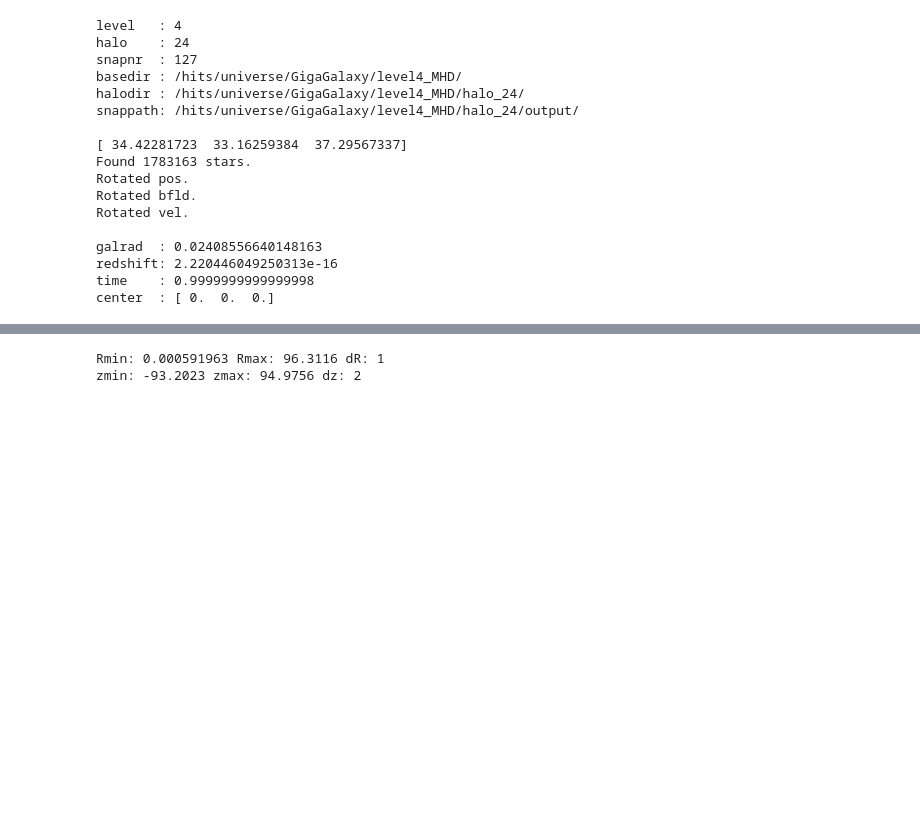
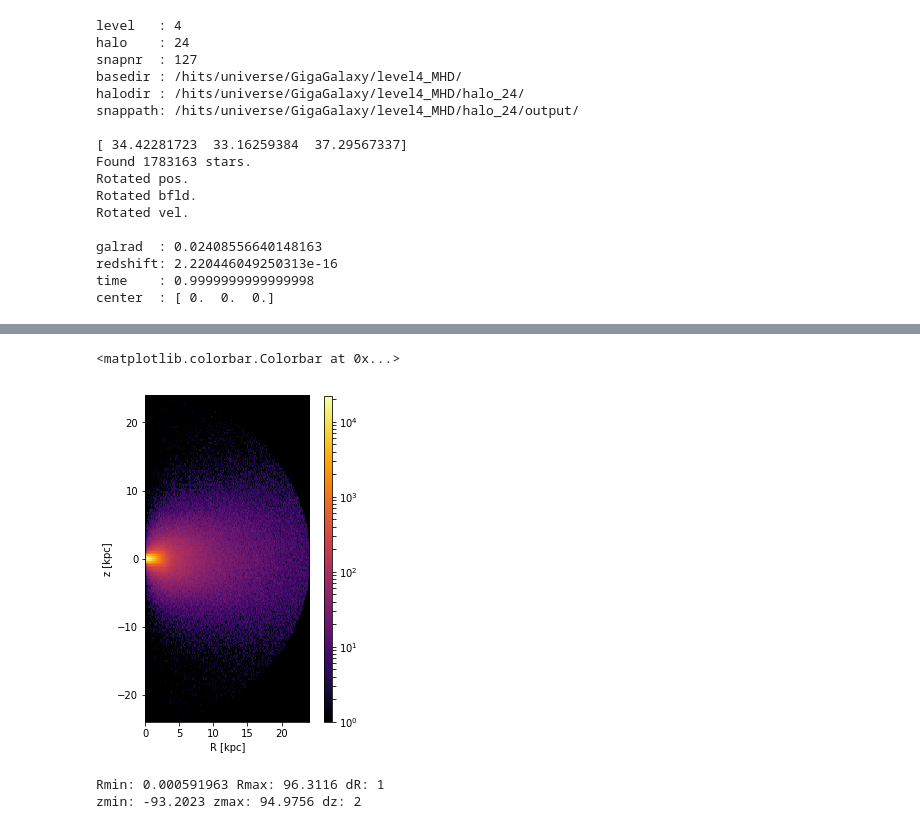
Before and after one commit to sophialilleengen/masterproject, a Jupyter notebook: notebooks/1dens.ipynb, the cells around one changed output, grey strips where cells are left out. Cells and saved outputs as stored; diff of their text form; code cells hidden in the pictures; blank space fills up the shorter version.

```diff
--- a/notebooks/1dens.ipynb
+++ b/notebooks/1dens.ipynb
@@ -77,3 +77,18 @@ print(s.data['gsph'].shape)
+# %%
+diskmask = np.isin(s.id[istars], disk_ID)
+bulgemask = np.isin(s.id[istars], bulge_ID)
+# %%
+fig, ax = plt.subplots(1, 1, figsize=(8, 6))
+h = ax.hist2d(1000*R[bulgemask], 1000*z[bulgemask], bins=201, norm=matplotlib.colors.LogNorm(), cmap = cmap)
+ax.set_xlabel("R [kpc]")
+ax.set_ylabel("z [kpc]")
+ax.set_aspect('equal')
+divider = make_axes_locatable(ax)
+cax = divider.append_axes("right", size="5%", pad=0.2)
+fig.colorbar(h[3], cax=cax)
+# %% [output]
+<matplotlib.colorbar.Colorbar at 0x...>
+[figure, added]
 # %%
 def dens(M, R, z, dR, dz):
 
```
Also changed, not shown: parts of 5 cells of this notebook, 2 other files.
